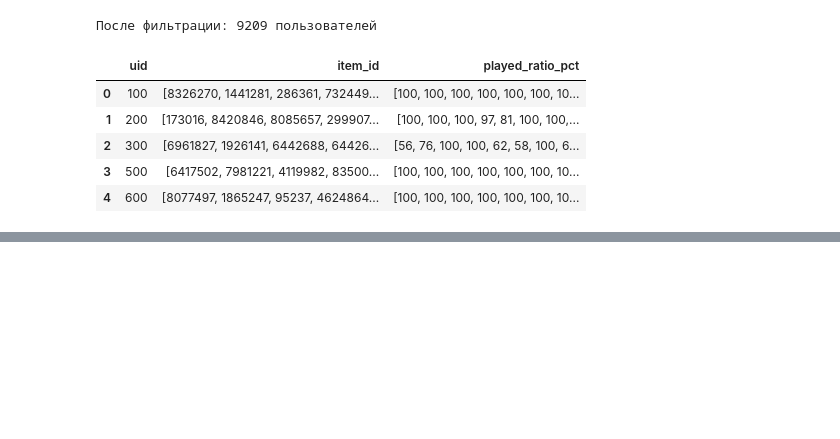
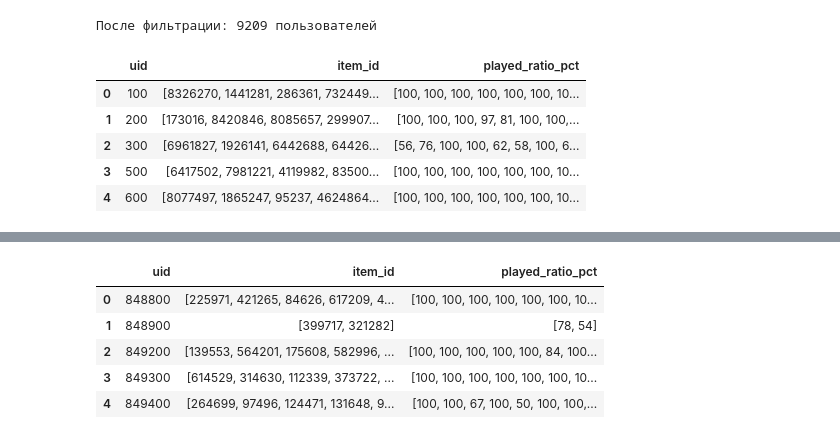
Before and after one commit to Katerina676/sasrec-ebs-recommender, a Jupyter notebook: data_preprocessing.ipynb, the cells around one changed output, grey strips where cells are left out. Cells and saved outputs as stored; diff of their text form; code cells hidden in the pictures; blank space fills up the shorter version.

```diff
--- a/data_preprocessing.ipynb
+++ b/data_preprocessing.ipynb
@@ -48,0 +119,9 @@ df_filtered.head()
+# %%
+test_df.head()
+# %% [output]
+|  | uid | item_id | played_ratio_pct |
+| 0 | 848800 | [225971, 421265, 84626, 617209, 4... | [100, 100, 100, 100, 100, 100, 10... |
+| 1 | 848900 | [399717, 321282] | [78, 54] |
+| 2 | 849200 | [139553, 564201, 175608, 582996, ... | [100, 100, 100, 100, 100, 84, 100... |
+| 3 | 849300 | [614529, 314630, 112339, 373722, ... | [100, 100, 100, 100, 100, 100, 10... |
+| 4 | 849400 | [264699, 97496, 124471, 131648, 9... | [100, 100, 67, 100, 50, 100, 100,... |
```
Also changed, not shown: parts of 9 cells of this notebook.
